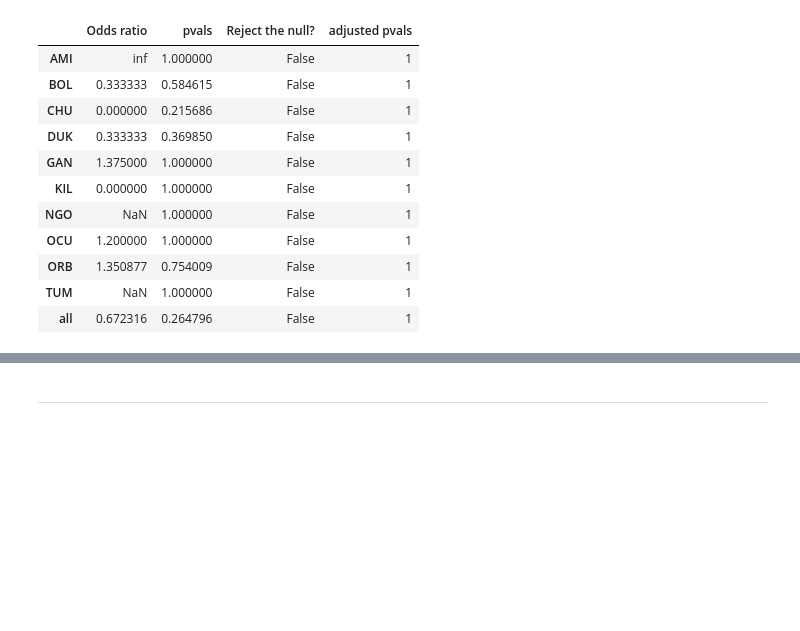
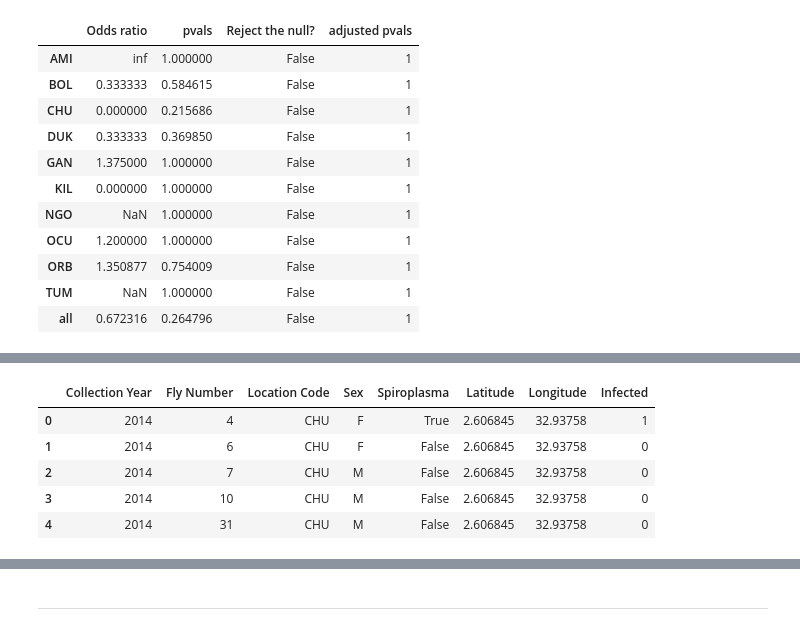
Before and after one commit to xguse/ipy_notebooks, a Jupyter notebook: YALE/Spiroplasma/2015-08-19__Spiroplasma_vs_Sex_Analysis.ipynb, the cells around one changed output, grey strips where cells are left out. Cells and saved outputs as stored; diff of their text form; code cells hidden in the pictures; blank space fills up the shorter version.

Commit message:
updated and sent 2015-08-19__Spiroplasma_vs_Sex_Analysis to aksoy et all for geographical bias

```diff
--- a/YALE/Spiroplasma/2015-08-19__Spiroplasma_vs_Sex_Analysis.ipynb
+++ b/YALE/Spiroplasma/2015-08-19__Spiroplasma_vs_Sex_Analysis.ipynb
@@ -27,10 +38,10 @@ from spartan.utils import spandas as spd
 # Load spreadsheets
 # %%
 # get openrefined google spreadsheet data
-table_gsh = pd.read_csv("/home/gus/Documents/YalePostDoc/project_stuff/G_pallidipes_kenya/Spiroplasma/MF_Spiro_gsh.csv")
+table_gsh = pd.read_csv("/home/gus/Documents/YalePostDoc/project_stuff/Spiroplasma/MF_Spiro_gsh.csv")
 # %%
 # Get openrefined excel file data
-table_xls = pd.read_csv("/home/gus/Documents/YalePostDoc/project_stuff/G_pallidipes_kenya/Spiroplasma/MF_Spiro_xls.csv")
+table_xls = pd.read_csv("/home/gus/Documents/YalePostDoc/project_stuff/Spiroplasma/MF_Spiro_xls.csv")
 # %% [markdown]
 ## Run script to load main database info into this notebook
 # %%
@@ -162,0 +184,4 @@ results.sort()
+# %%
+location_gps = pd.read_csv('/home/gus/Dropbox/uganda_data/data_repos/field_data/locations/gps/villages/uganda_villages_gps.csv',
+                           sep='\t'
+                          )
@@ -162,0 +197,9 @@ results.sort()
+# %%
+table_all_gps = pd.merge(left=table_all,
+                         right=location_gps,
+                         how='left',
+                         on=None,
+                         left_on="Location Code", right_on="Location",
+                         left_index=False, right_index=False,
+                         sort=False, suffixes=('_x', '_y'), copy=True).drop(labels=["Location"],axis=1)
+table_all_gps.head()
@@ -162,0 +213,11 @@ results.sort()
+# %%
+# recode Spiroplasma as 0/1 vs True/False
+table_all_gps["Infected"] = table_all_gps.Spiroplasma.map({True:1,False:0})
+table_all_gps.head()
+# %% [output]
+|  | Collection Year | Fly Number | Location Code | Sex | Spiroplasma | Latitude | Longitude | Infected |
+| 0 | 2014 | 4 | CHU | F | True | 2.606845 | 32.93758 | 1 |
+| 1 | 2014 | 6 | CHU | F | False | 2.606845 | 32.93758 | 0 |
+| 2 | 2014 | 7 | CHU | M | False | 2.606845 | 32.93758 | 0 |
+| 3 | 2014 | 10 | CHU | M | False | 2.606845 | 32.93758 | 0 |
+| 4 | 2014 | 31 | CHU | M | False | 2.606845 | 32.93758 | 0 |
```
Also changed, not shown: parts of 14 cells of this notebook.
